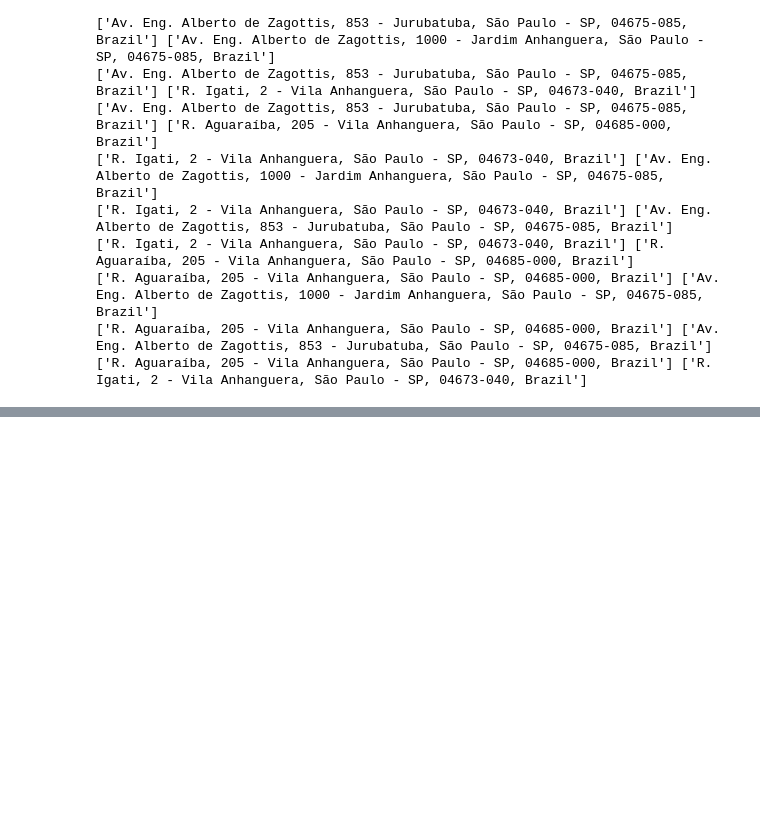
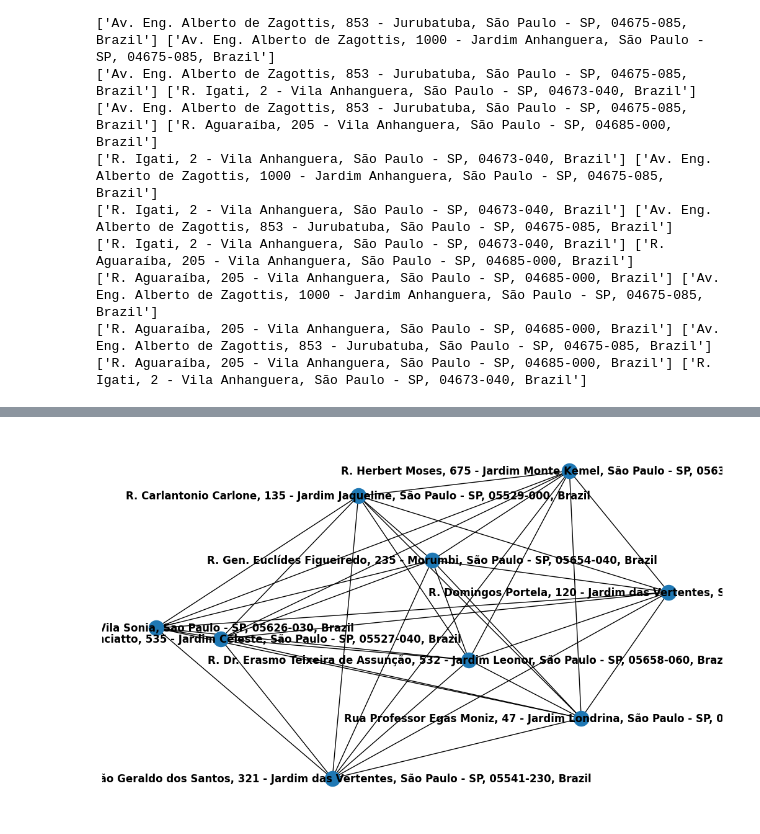
Before and after one commit to 55Hian/Estrutura-de-dados, a Jupyter notebook: atividade2 (2).ipynb, the cells around one changed output, grey strips where cells are left out. Drawn from its saved outputs; the diff is of its cells as text; code cells hidden in the pictures; blank space fills up the shorter version.

```diff
--- a/atividade2 (2).ipynb
+++ b/atividade2 (2).ipynb
@@ -284,0 +378,9 @@ for x in menoresDist:
+# %%
+maps = apiMaps()
+precision = 3
+points = maps.set_points(precision, -23.611021344909872, -23.591673140965373, -46.7630819591984 ,-46.64480726729338)
+distance = maps.getDistance(points)
+for x in range(len(distance)):
+    print(distance[x]['Origem'], distance[x]['Destino'])
+
+G = nx.Graph()
@@ -284,0 +407,87 @@ for x in menoresDist:
+# %%
+print(distance[0]['Origem'][0])
+
+for i in range(len(distance)):
+    # print(dado['Origem'][0])
+    if distance[i]['Origem'][0] == distance[0]['Origem'][0]:
+        print(distance[i]['Origem'][0])
+        origem = distance[i]['Origem'][0]
+        destino = distance[i]['Destino'][0]
+        distancia = distance[i]['Distancia']['value']
+        G.add_edge(origem, destino, weight=distancia)
+
+    if distance[i]['Origem'][0] == distance[8]['Origem'][0]:
+        if distance[i]['Destino'][0] != distance[0]['Origem'][0]:
+            print(distance[i]['Origem'][0])
+            origem = distance[i]['Origem'][0]
+            destino = distance[i]['Destino'][0]
+            distancia = distance[i]['Distancia']['value']
+            G.add_edge(origem, destino, weight=distancia)
+
+    if distance[i]['Origem'][0] == distance[16]['Origem'][0]:
+        if distance[i]['Destino'][0] != distance[0]['Origem'][0] and distance[i]['Destino'][0] != distance[8]['Origem'][0]:
+            print(distance[i]['Origem'][0])
+            origem = distance[i]['Origem'][0]
+            destino = distance[i]['Destino'][0]
+            distancia = distance[i]['Distancia']['value']
+            G.add_edge(origem, destino, weight=distancia)
+
+    if distance[i]['Origem'][0] == distance[24]['Origem'][0]:
+        if distance[i]['Destino'][0] != distance[0]['Origem'][0] and distance[i]['Destino'][0] != distance[8]['Origem'][0] and distance[i]['Destino'][0] != distance[16]['Origem'][0]:
+            print(distance[i]['Origem'][0])
+            origem = distance[i]['Origem'][0]
+            destino = distance[i]['Destino'][0]
+            distancia = distance[i]['Distancia']['value']
+            G.add_edge(origem, destino, weight=distancia)
+
+    if distance[i]['Origem'][0] == distance[32]['Origem'][0]:
+        if distance[i]['Destino'][0] != distance[0]['Origem'][0] and distance[i]['Destino'][0] != distance[8]['Origem'][0] and distance[i]['Destino'][0] != distance[16]['Origem'][0] and distance[i]['Destino'][0] != distance[24]['Origem'][0]:
+            print(distance[i]['Origem'][0])
+            origem = distance[i]['Origem'][0]
+            destino = distance[i]['Destino'][0]
+            distancia = distance[i]['Distancia']['value']
+            G.add_edge(origem, destino, weight=distancia)
+
+    if distance[i]['Origem'][0] == distance[40]['Origem'][0]:
+        if distance[i]['Destino'][0] != distance[0]['Origem'][0] and distance[i]['Destino'][0] != distance[8]['Origem'][0] and distance[i]['Destino'][0] != distance[16]['Origem'][0] and distance[i]['Destino'][0] != distance[24]['Origem'][0] and distance[i]['Destino'][0] != distance[32]['Origem'][0]:
+            print(distance[i]['Origem'][0])
+            origem = distance[i]['Origem'][0]
+            destino = distance[i]['Destino'][0]
+            distancia = distance[i]['Distancia']['value']
+            G.add_edge(origem, destino, weight=distancia)
+
+    if distance[i]['Origem'][0] == distance[48]['Origem'][0]:
+        if distance[i]['Destino'][0] != distance[0]['Origem'][0] and distance[i]['Destino'][0] != distance[8]['Origem'][0] and distance[i]['Destino'][0] != distance[16]['Origem'][0] and distance[i]['Destino'][0] != distance[24]['Origem'][0] and distance[i]['Destino'][0] != distance[32]['Origem'][0] and distance[i]['Destino'][0] != distance[40]['Origem'][0]:
+            print(distance[i]['Origem'][0])
+            origem = distance[i]['Origem'][0]
+            destino = distance[i]['Destino'][0]
+            distancia = distance[i]['Distancia']['value']
+            G.add_edge(origem, destino, weight=distancia)
+
+    if distance[i]['Origem'][0] == distance[56]['Origem'][0]:
+        if distance[i]['Destino'][0] != distance[0]['Origem'][0] and distance[i]['Destino'][0] != distance[8]['Origem'][0] and distance[i]['Destino'][0] != distance[16]['Origem'][0] and distance[i]['Destino'][0] != distance[24]['Origem'][0] and distance[i]['Destino'][0] != distance[32]['Origem'][0] and distance[i]['Destino'][0] != distance[40]['Origem'][0] and distance[i]['Destino'][0] != distance[48]['Origem'][0]:
+            print(distance[i]['Origem'][0])
+            origem = distance[i]['Origem'][0]
+            destino = distance[i]['Destino'][0]
+            distancia = distance[i]['Distancia']['value']
+            G.add_edge(origem, destino, weight=distancia)
+
+    if distance[i]['Origem'][0] == distance[64]['Origem'][0]:
+        if distance[i]['Destino'][0] != distance[0]['Origem'][0] and distance[i]['Destino'][0] != distance[8]['Origem'][0] and distance[i]['Destino'][0] != distance[16]['Origem'][0] and distance[i]['Destino'][0] != distance[24]['Origem'][0] and distance[i]['Destino'][0] != distance[32]['Origem'][0] and distance[i]['Destino'][0] != distance[40]['Origem'][0] and distance[i]['Destino'][0] != distance[48]['Origem'][0] and distance[i]['Destino'][0] != distance[56]['Origem'][0]:
+            print(distance[i]['Origem'][0])
+            origem = distance[i]['Origem'][0]
+            destino = distance[i]['Destino'][0]
+            distancia = distance[i]['Distancia']['value']
+            G.add_edge(origem, destino, weight=distancia)
+
+    if distance[i]['Origem'][0] == distance[71]['Origem'][0]:
+        if distance[i]['Destino'][0] != distance[0]['Origem'][0] and distance[i]['Destino'][0] != distance[8]['Origem'][0] and distance[i]['Destino'][0] != distance[16]['Origem'][0] and distance[i]['Destino'][0] != distance[24]['Origem'][0] and distance[i]['Destino'][0] != distance[32]['Origem'][0] and distance[i]['Destino'][0] != distance[40]['Origem'][0] and distance[i]['Destino'][0] != distance[48]['Origem'][0] and distance[i]['Destino'][0] != distance[56]['Origem'][0] and distance[i]['Destino'][0] != distance[64]['Origem'][0]:
+            print(distance[i]['Origem'][0])
+            origem = distance[i]['Origem'][0]
+            destino = distance[i]['Destino'][0]
+            distancia = distance[i]['Distancia']['value']
+            G.add_edge(origem, destino, weight=distancia)
+plt.figure(figsize=(10, 6))
+nx.draw(G, with_labels=True, font_weight='bold')
+plt.show()
+# %% [output]
@@ -284,0 +511 @@ for x in menoresDist:
+[figure, added]
```
Also changed, not shown: parts of 41 cells of this notebook.
